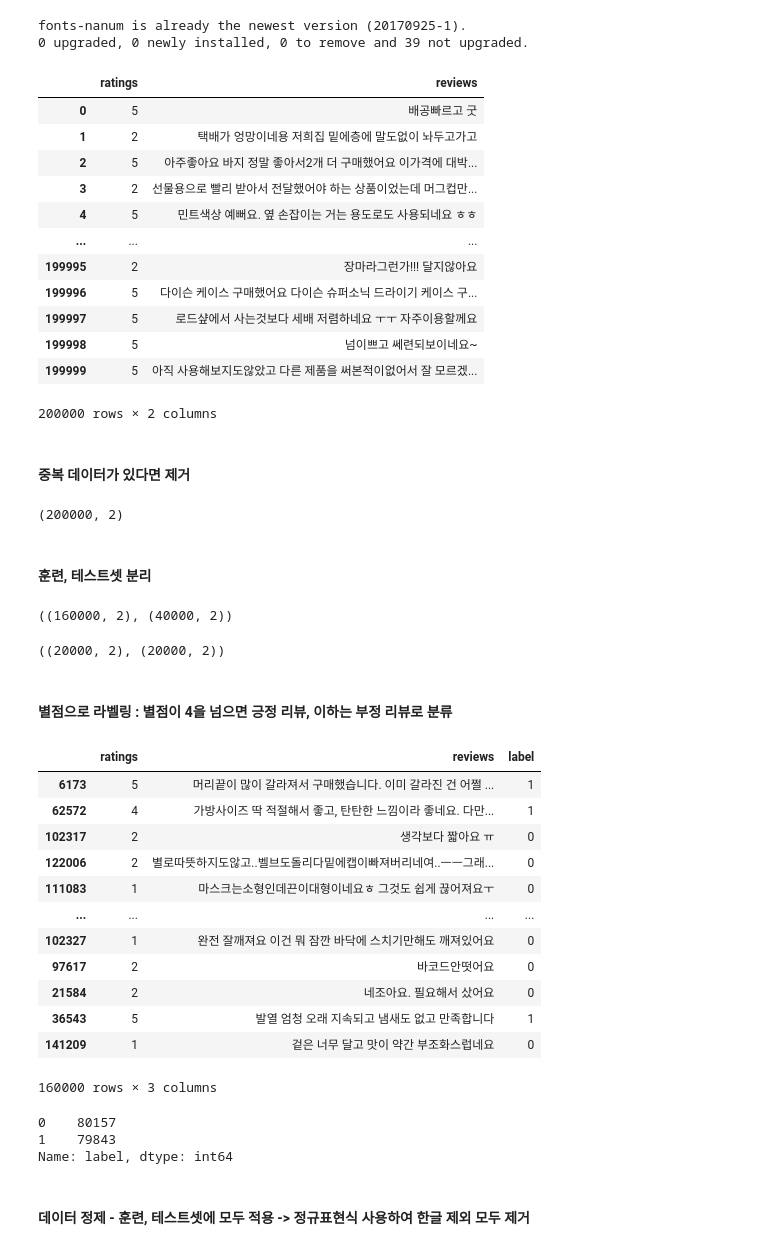
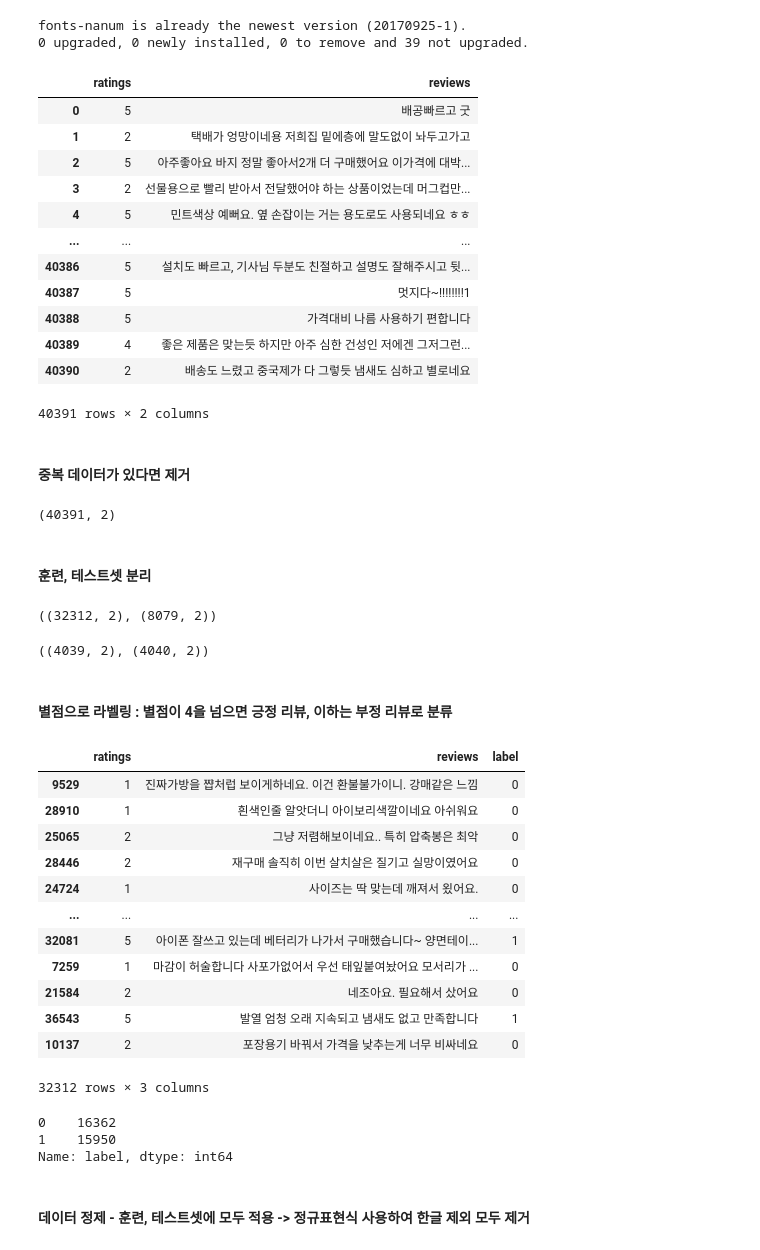
Before and after one commit to threegenie/sentiment_project, a Jupyter notebook: sentiment_project_using_okt.ipynb, the cells around one changed output. Cells and saved outputs as stored; diff of their text form; code cells hidden in the pictures.

```diff
--- a/sentiment_project_using_okt.ipynb
+++ b/sentiment_project_using_okt.ipynb
@@ -43,41 +79,41 @@ pd.set_option('mode.chained_assignment', 'warn') # SettingWithCopyWarning
 # 무시
 pd.set_option('mode.chained_assignment',  None) # <==== 경고를 끈다
 # %%
-df = pd.read_table('/review.txt', names=['ratings', 'reviews'])
+df = pd.read_table('review.txt', names=['ratings', 'reviews'])
 df
 # %% [output]
 |  | ratings | reviews |
 | 0 | 5 | 배공빠르고 굿 |
 | 1 | 2 | 택배가 엉망이네용 저희집 밑에층에 말도없이 놔두고가고 |
 | 2 | 5 | 아주좋아요 바지 정말 좋아서2개 더 구매했어요 이가격에 대박... |
 | 3 | 2 | 선물용으로 빨리 받아서 전달했어야 하는 상품이었는데 머그컵만... |
 | 4 | 5 | 민트색상 예뻐요. 옆 손잡이는 거는 용도로도 사용되네요 ㅎㅎ |
 | ... | ... | ... |
-| 199995 | 2 | 장마라그런가!!! 달지않아요 |
-| 199996 | 5 | 다이슨 케이스 구매했어요 다이슨 슈퍼소닉 드라이기 케이스 구... |
-| 199997 | 5 | 로드샾에서 사는것보다 세배 저렴하네요 ㅜㅜ 자주이용할께요 |
-| 199998 | 5 | 넘이쁘고 쎄련되보이네요~ |
-| 199999 | 5 | 아직 사용해보지도않았고 다른 제품을 써본적이없어서 잘 모르겠... |
+| 40386 | 5 | 설치도 빠르고, 기사님 두분도 친절하고 설명도 잘해주시고 뒷... |
+| 40387 | 5 | 멋지다~!!!!!!!!1 |
+| 40388 | 5 | 가격대비 나름 사용하기 편합니다 |
+| 40389 | 4 | 좋은 제품은 맞는듯 하지만 아주 심한 건성인 저에겐 그저그런... |
+| 40390 | 2 | 배송도 느렸고 중국제가 다 그렇듯 냄새도 심하고 별로네요 |
-200000 rows × 2 columns
+40391 rows × 2 columns
 # %% [markdown]
 #### 중복 데이터가 있다면 제거
 # %%
 df.drop_duplicates('reviews',keep='first')
 df.shape
 # %% [output]
-(200000, 2)
+(40391, 2)
 # %% [markdown]
 #### 훈련, 테스트셋 분리
 # %%
 train, val = train_test_split(df, test_size = 0.2, random_state = 11)
 train.shape, val.shape
 # %% [output]
-((160000, 2), (40000, 2))
+((32312, 2), (8079, 2))
 # %%
 val, test = train_test_split(val, test_size = 0.5, random_state = 11)
 val.shape, test.shape
 # %% [output]
-((20000, 2), (20000, 2))
+((4039, 2), (4040, 2))
 # %% [markdown]
 #### 별점으로 라벨링 : 별점이 4을 넘으면 긍정 리뷰, 이하는 부정 리뷰로 분류
 # %%
@@ -92,23 +128,23 @@ val['label'] = val['ratings'].apply(star_evaluate)
 train
 # %% [output]
 |  | ratings | reviews | label |
-| 6173 | 5 | 머리끝이 많이 갈라져서 구매했습니다. 이미 갈라진 건 어쩔 ... | 1 |
-| 62572 | 4 | 가방사이즈 딱 적절해서 좋고, 탄탄한 느낌이라 좋네요. 다만... | 1 |
-| 102317 | 2 | 생각보다 짧아요 ㅠ | 0 |
-| 122006 | 2 | 별로따뜻하지도않고..벨브도돌리다밑에캡이빠져버리네여..ㅡㅡ그래... | 0 |
-| 111083 | 1 | 마스크는소형인데끈이대형이네요ㅎ 그것도 쉽게 끊어져요ㅜ | 0 |
+| 9529 | 1 | 진짜가방을 쨥처럽 보이게하네요. 이건 환불불가이니. 강매같은 느낌 | 0 |
+| 28910 | 1 | 흰색인줄 알앗더니 아이보리색깔이네요 아쉬워요 | 0 |
+| 25065 | 2 | 그냥 저렴해보이네요.. 특히 압축봉은 최악 | 0 |
+| 28446 | 2 | 재구매 솔직히 이번 살치살은 질기고 실망이였어요 | 0 |
+| 24724 | 1 | 사이즈는 딱 맞는데 깨져서 욌어요. | 0 |
 | ... | ... | ... | ... |
-| 102327 | 1 | 완전 잘깨져요 이건 뭐 잠깐 바닥에 스치기만해도 깨져있어요 | 0 |
-| 97617 | 2 | 바코드안떳어요 | 0 |
+| 32081 | 5 | 아이폰 잘쓰고 있는데 베터리가 나가서 구매했습니다~ 양면테이... | 1 |
+| 7259 | 1 | 마감이 허술합니다 사포가없어서 우선 태잎붙여놨어요 모서리가 ... | 0 |
 | 21584 | 2 | 네조아요. 필요해서 샀어요 | 0 |
 | 36543 | 5 | 발열 엄청 오래 지속되고 냄새도 없고 만족합니다 | 1 |
-| 141209 | 1 | 겉은 너무 달고 맛이 약간 부조화스럽네요 | 0 |
+| 10137 | 2 | 포장용기 바꿔서 가격을 낮추는게 너무 비싸네요 | 0 |
-160000 rows × 3 columns
+32312 rows × 3 columns
 # %%
 train['label'].value_counts()
 # %% [output]
-0    80157
-1    79843
+0    16362
+1    15950
 Name: label, dtype: int64
 # %% [markdown]
 #### 데이터 정제 - 훈련, 테스트셋에 모두 적용 -> 정규표현식 사용하여 한글 제외 모두 제거
```
Also changed, not shown: parts of 20 cells of this notebook.
